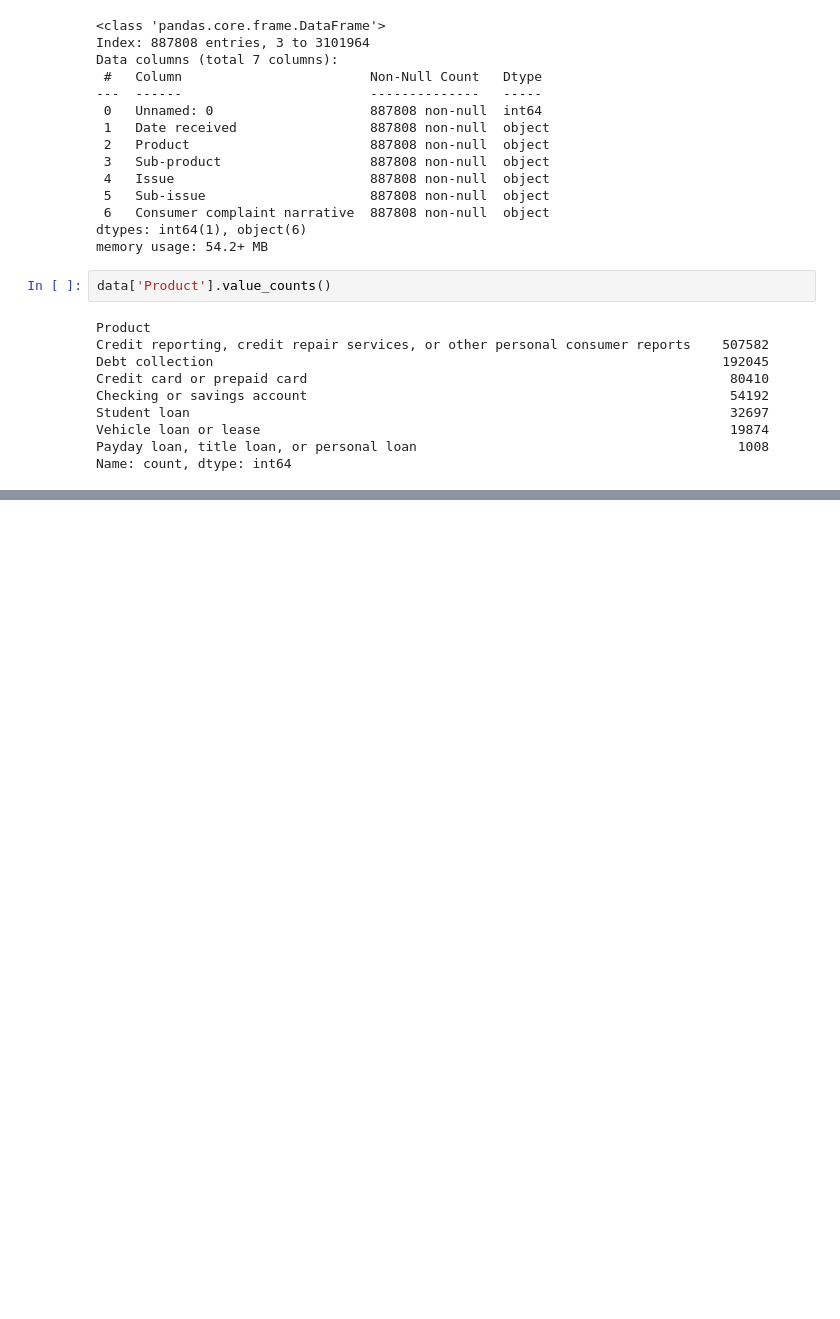
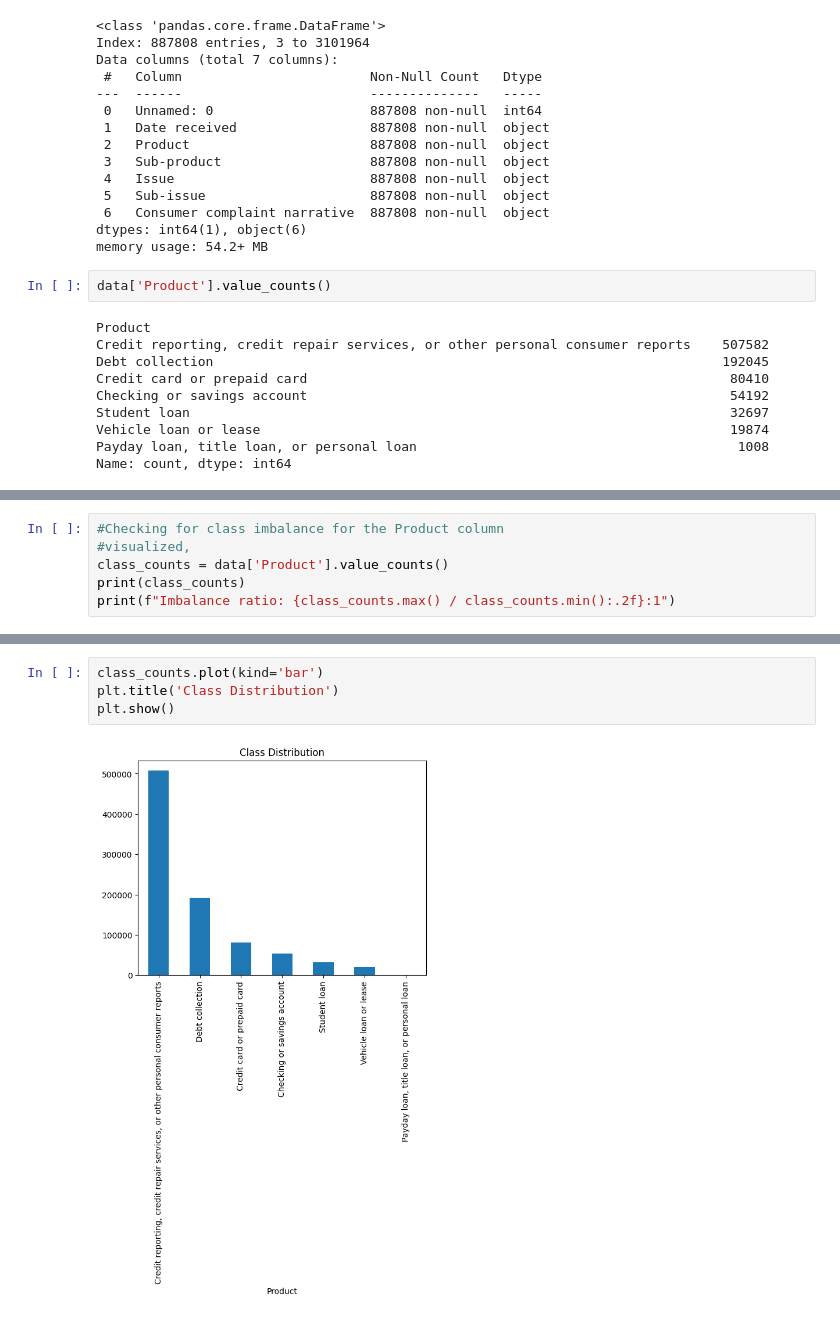
Before and after one commit to LukeOpany/consumer_complaints_classification-, a Jupyter notebook: complaints.ipynb, the cells around one changed output, grey strips where cells are left out. Saved outputs shown, nothing was run; the diff lists cells and outputs as text; blank space fills up the shorter version.

```diff
--- a/complaints.ipynb
+++ b/complaints.ipynb
@@ -94,3 +94,9 @@ data.head(5)
 | 15 | 15 | 2022-11-14 | Credit reporting, credit repair s... | Credit reporting | Incorrect information on your report | Account information incorrect | Today I called to get my balance ... |
 | 51 | 51 | 2022-10-12 | Credit reporting, credit repair s... | Credit reporting | Problem with a credit reporting c... | Their investigation did not fix a... | The Federal Trade Commission Bure... |
 | 72 | 72 | 2022-10-09 | Credit reporting, credit repair s... | Credit reporting | Problem with a credit reporting c... | Difficulty submitting a dispute o... | Ive mailed police report called b... |
+# %%
+#Checking for class imbalance for the Product column
+#visualized,
+class_counts = data['Product'].value_counts()
+print(class_counts)
+print(f"Imbalance ratio: {class_counts.max() / class_counts.min():.2f}:1")
@@ -96,0 +123,6 @@ data.head(5)
+# %%
+class_counts.plot(kind='bar')
+plt.title('Class Distribution')
+plt.show()
+# %% [output]
+[figure, added]
```
Also changed, not shown: parts of 8 cells of this notebook, 2 other files.
